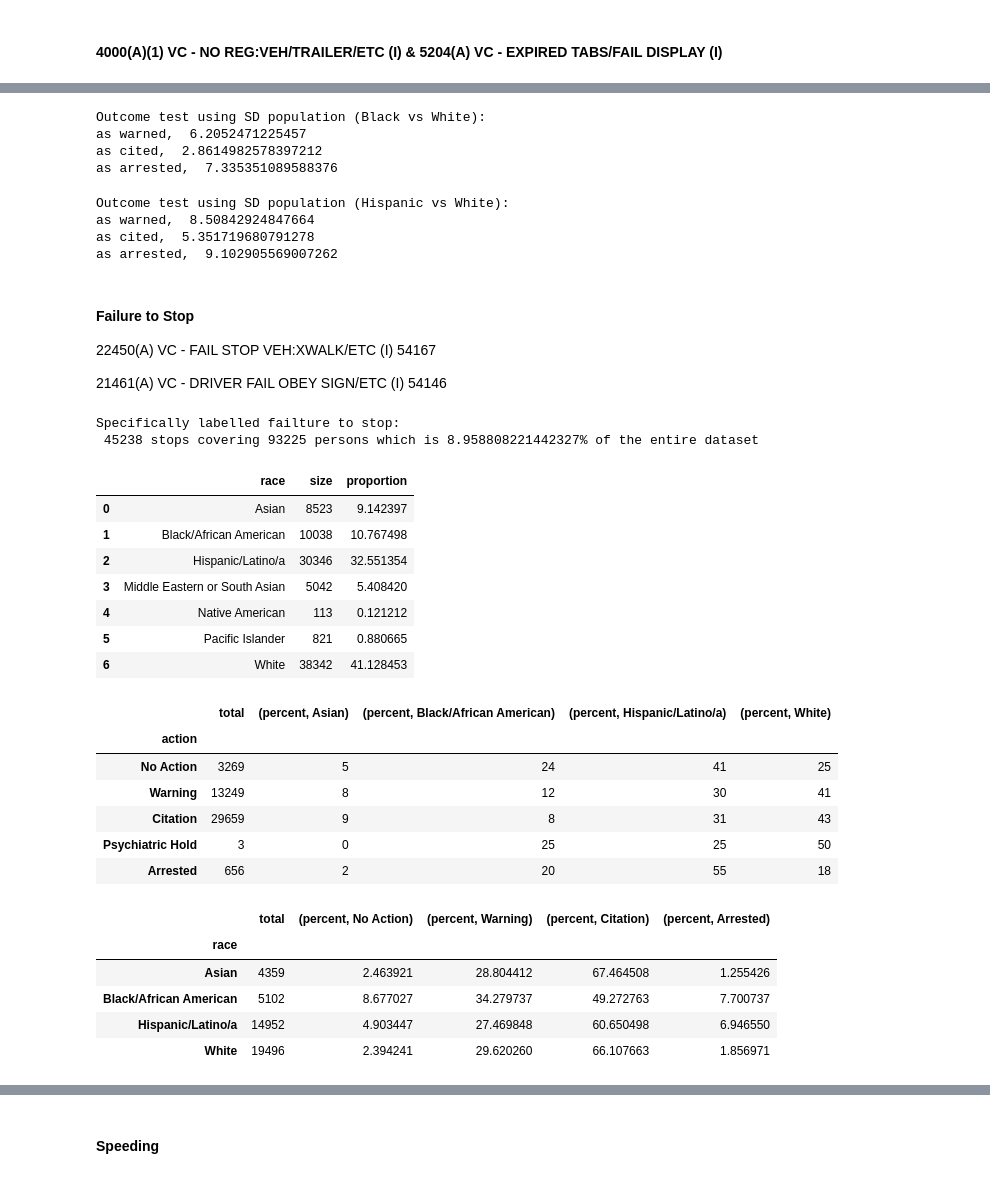
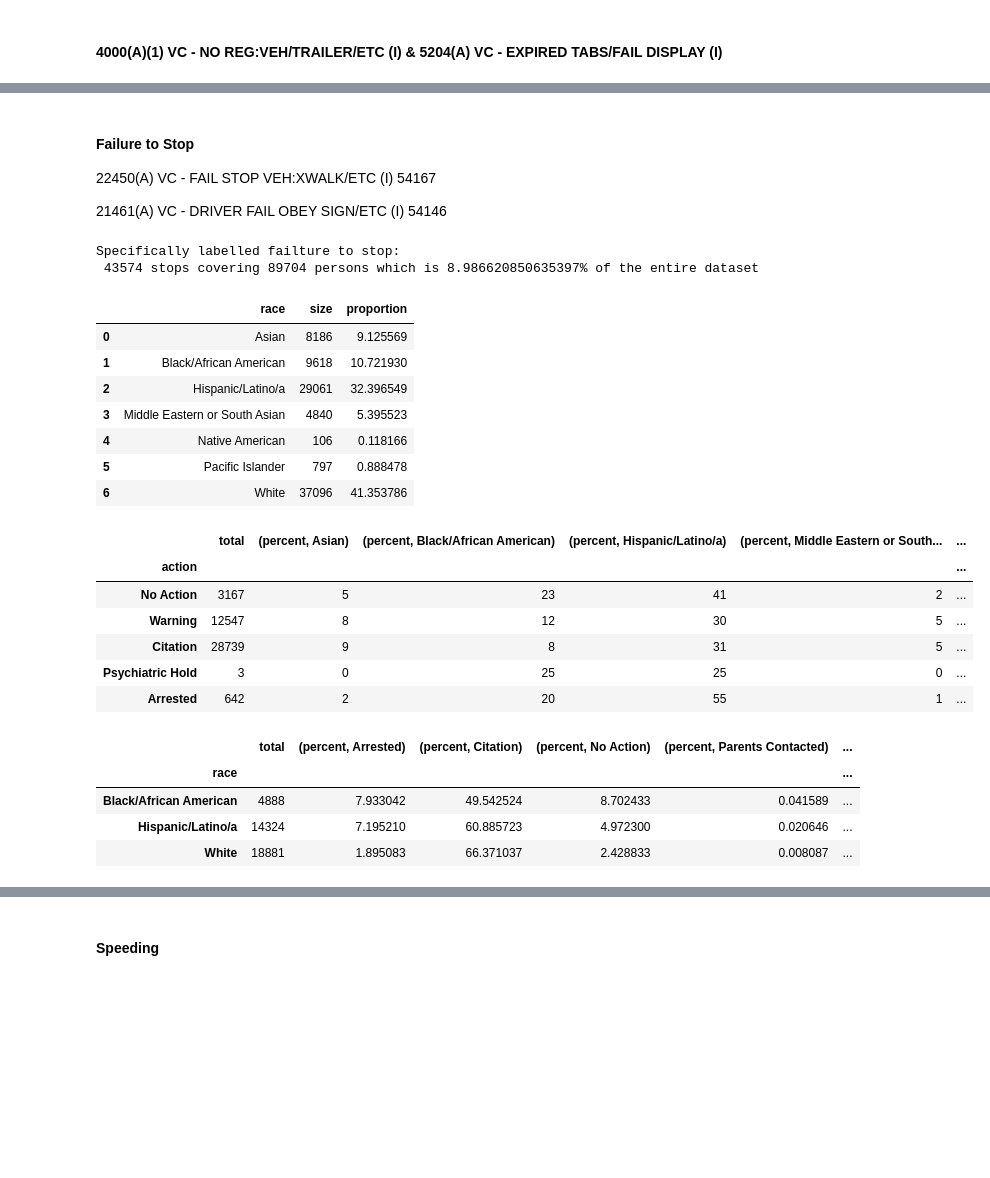
Before and after one commit to FleischerResearchLab/CRJA-analysis, a Jupyter notebook: src/Outcome Tests.ipynb, the cells around one changed output, grey strips where cells are left out. Drawn from its saved outputs; the diff is of its cells as text; code cells hidden in the pictures; blank space fills up the shorter version.

```diff
--- a/src/Outcome Tests.ipynb
+++ b/src/Outcome Tests.ipynb
@@ -127,3 +113,0 @@ df['action'] = df['result'].apply( lambda x: trans[x])
-# %%
-x = df.drop_duplicates(subset = ['stop_id', 'pid']).groupby(['race', 'action'], as_index = False).size()
-x[x['race'].str.contains('Black/African American|Hispanic/Latino/a|White')][x['action'].str.contains('Arrested|Citation|Warning')]
@@ -241,3 +189,0 @@ vc_race
-# %%
-x = vc.drop_duplicates(subset = ['stop_id', 'pid']).groupby(['race', 'action'], as_index = False).size()
-x[x['race'].str.contains('Black/African American|Hispanic/Latino/a|White')][x['action'].str.contains('Arrested|Citation|Warning')]
@@ -457,3 +270,0 @@ pd.merge(no_reg_race, exp_reg_race, on = ['race'])
-# %%
-x = reg_match.drop_duplicates(subset = ['stop_id', 'pid']).groupby(['race', 'action'], as_index = False).size()
-x[x['race'].str.contains('Black/African American|Hispanic/Latino/a|White')][x['action'].str.contains('Warning|Citation|Arrested')]
@@ -471,27 +271,3 @@ x[x['race'].str.contains('Black/African American|Hispanic/Latino/a|White')][x['a
-# %%
-## Outcome tests with SD population
-# Black vs White
-print("Outcome test using SD population (Black vs White):")
-print ("as warned, ", out_vs_pop(1, 2511, 3165))
-print ("as cited, ", out_vs_pop(1, 1395, 3813))
-print ("as arrested, ", out_vs_pop(1, 166, 177))
-# %% [output]
-Outcome test using SD population (Black vs White):
-as warned,  6.2052471225457
-as cited,  2.8614982578397212
-as arrested,  7.335351089588376
-# %%
-## Outcome tests with SD population
-# Hispanic vs White
-print("Outcome test using SD population (Hispanic vs White):")
-print ("as warned, ", out_vs_pop(1, 3443, 3165))
-print ("as cited, ", out_vs_pop(1, 2609, 3813))
-print ("as arrested, ", out_vs_pop(1, 206, 177))
-# %% [output]
-Outcome test using SD population (Hispanic vs White):
-as warned,  8.50842924847664
-as cited,  5.351719680791278
-as arrested,  9.102905569007262
 # %% [markdown]
 #### Failure to Stop
 
@@ -514,7 +290,7 @@ print('Specifically labelled failture to stop:\n',
      )
 # %% [output]
 Specifically labelled failture to stop:
- 45238 stops covering 93225 persons which is 8.958808221442327% of the entire dataset
+ 43574 stops covering 89704 persons which is 8.986620850635397% of the entire dataset
 # %%
 # check the racial distribution of failture to stop
 fail_race = fail.groupby(['race'], as_index=False).size()
@@ -522,37 +298,37 @@ fail_race['proportion'] = fail_race['size'] / fail_race['size'].sum() * 100
 fail_race
 # %% [output]
 |  | race | size | proportion |
-| 0 | Asian | 8523 | 9.142397 |
-| 1 | Black/African American | 10038 | 10.767498 |
-| 2 | Hispanic/Latino/a | 30346 | 32.551354 |
-| 3 | Middle Eastern or South Asian | 5042 | 5.408420 |
-| 4 | Native American | 113 | 0.121212 |
-| 5 | Pacific Islander | 821 | 0.880665 |
-| 6 | White | 38342 | 41.128453 |
+| 0 | Asian | 8186 | 9.125569 |
+| 1 | Black/African American | 9618 | 10.721930 |
+| 2 | Hispanic/Latino/a | 29061 | 32.396549 |
+| 3 | Middle Eastern or South Asian | 4840 | 5.395523 |
+| 4 | Native American | 106 | 0.118166 |
+| 5 | Pacific Islander | 797 | 0.888478 |
+| 6 | White | 37096 | 41.353786 |
 # %%
 ( fail.drop_duplicates(subset = ['stop_id', 'pid'])
      .groupby('action')['stop_id']
      .count()
      .rename('total')
      .to_frame()
      .join(
          fail.groupby(['action','race'])['stop_id']
          .count()
          .rename('percent')
          .to_frame()
          .unstack()
          .fillna(0)
          .apply(lambda x: (100*x/x.sum()).astype(int) , axis=1)
      )
-).reindex(["No Action", "Warning", "Citation", "Psychiatric Hold", "Arrested"])[cols1]
+).reindex(["No Action", "Warning", "Citation", "Psychiatric Hold", "Arrested"])
 # %% [output]
-|  | total | (percent, Asian) | (percent, Black/African American) | (percent, Hispanic/Latino/a) | (percent, White) |
-| action |  |  |  |  |  |
-| No Action | 3269 | 5 | 24 | 41 | 25 |
-| Warning | 13249 | 8 | 12 | 30 | 41 |
-| Citation | 29659 | 9 | 8 | 31 | 43 |
-| Psychiatric Hold | 3 | 0 | 25 | 25 | 50 |
-| Arrested | 656 | 2 | 20 | 55 | 18 |
+|  | total | (percent, Asian) | (percent, Black/African American) | (percent, Hispanic/Latino/a) | (percent, Middle Eastern or South... | ... |
+| action |  |  |  |  |  | ... |
+| No Action | 3167 | 5 | 23 | 41 | 2 | ... |
+| Warning | 12547 | 8 | 12 | 30 | 5 | ... |
+| Citation | 28739 | 9 | 8 | 31 | 5 | ... |
+| Psychiatric Hold | 3 | 0 | 25 | 25 | 0 | ... |
+| Arrested | 642 | 2 | 20 | 55 | 1 | ... |
 # %%
 ( fail.drop_duplicates(subset = ['stop_id', 'pid'])
      .groupby('race')['stop_id']
@@ -568,11 +344,10 @@ fail_race
          .fillna(0)
          .apply(lambda x: (100*x/x.sum()) , axis=1)
      )
-).drop( ['Middle Eastern or South Asian','Native American','Pacific Islander'])[cols2]
+).drop( ['Asian','Middle Eastern or South Asian','Native American','Pacific Islander'])
 # %% [output]
-|  | total | (percent, No Action) | (percent, Warning) | (percent, Citation) | (percent, Arrested) |
-| race |  |  |  |  |  |
-| Asian | 4359 | 2.463921 | 28.804412 | 67.464508 | 1.255426 |
-| Black/African American | 5102 | 8.677027 | 34.279737 | 49.272763 | 7.700737 |
-| Hispanic/Latino/a | 14952 | 4.903447 | 27.469848 | 60.650498 | 6.946550 |
-| White | 19496 | 2.394241 | 29.620260 | 66.107663 | 1.856971 |
+|  | total | (percent, Arrested) | (percent, Citation) | (percent, No Action) | (percent, Parents Contacted) | ... |
+| race |  |  |  |  |  | ... |
+| Black/African American | 4888 | 7.933042 | 49.542524 | 8.702433 | 0.041589 | ... |
+| Hispanic/Latino/a | 14324 | 7.195210 | 60.885723 | 4.972300 | 0.020646 | ... |
+| White | 18881 | 1.895083 | 66.371037 | 2.428833 | 0.008087 | ... |
```
Also changed, not shown: parts of 85 cells of this notebook.
